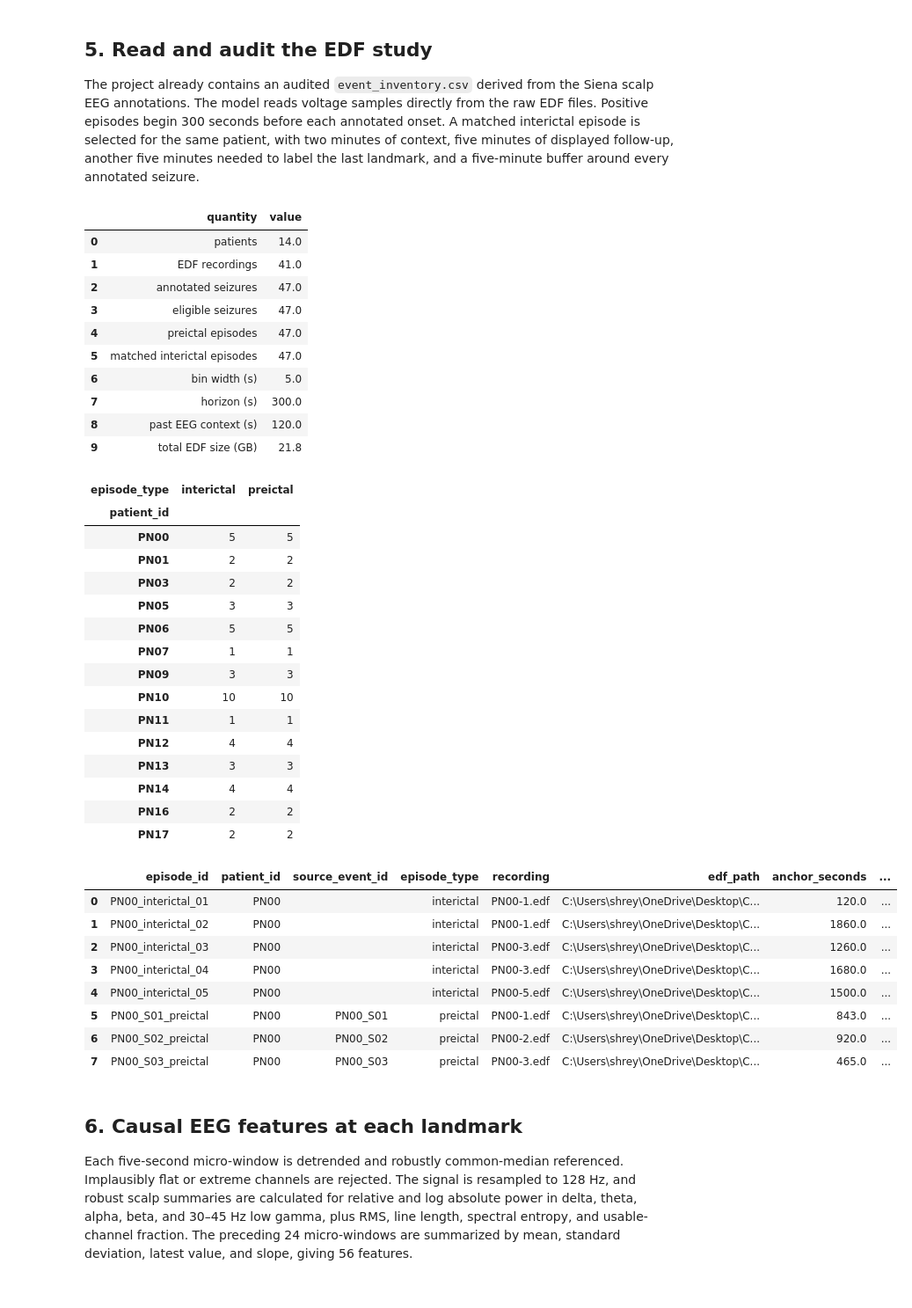
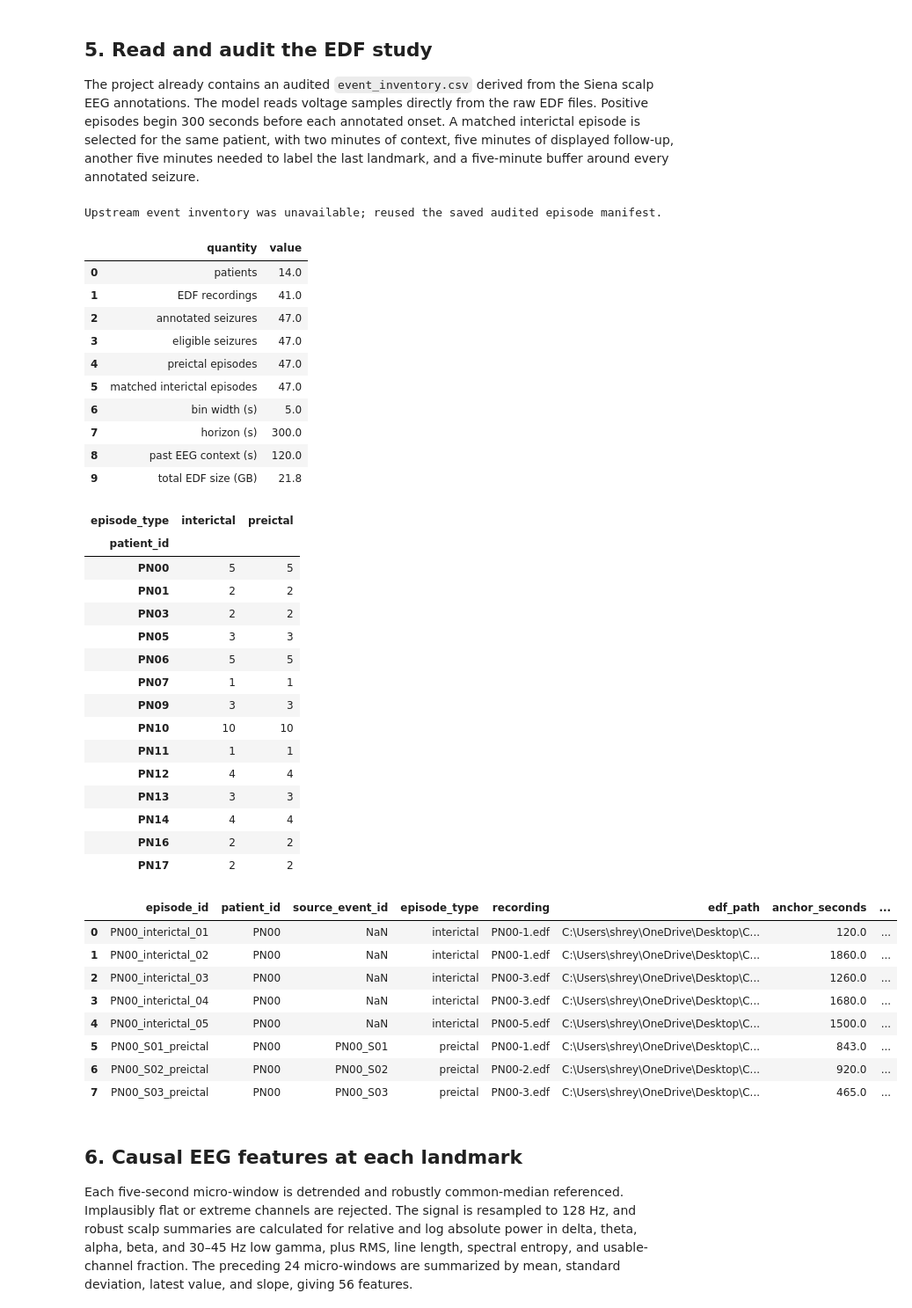
Before and after one commit to ucd-cosmos-data/26-the-optimizers-analysis, a Jupyter notebook: final_project/scripts/rolling_seizure_forecasting.ipynb, the cells around one changed output. Shown at 88% size. Cells and saved outputs as stored; diff of their text form; code cells hidden in the pictures.

```diff
--- a/final_project/scripts/rolling_seizure_forecasting.ipynb
+++ b/final_project/scripts/rolling_seizure_forecasting.ipynb
@@ -113,9 +113,28 @@ The exact combination here—human scalp EEG, five-second bins, a fixed shrinkin
 
 The project already contains an audited `event_inventory.csv` derived from the Siena scalp EEG annotations. The model reads voltage samples directly from the raw EDF files. Positive episodes begin 300 seconds before each annotated onset. A matched interictal episode is selected for the same patient, with two minutes of context, five minutes of displayed follow-up, another five minutes needed to label the last landmark, and a five-minute buffer around every annotated seizure.
 # %%
-events = rsf.load_event_inventory(paths['event_inventory'])
 edf_files = sorted(paths['raw'].rglob('*.edf'))
-manifest = rsf.build_episode_manifest(events, paths['raw'], config)
+saved_manifest_path = paths['results'] / 'episode_manifest.csv'
+if paths['event_inventory'].exists():
+    events = rsf.load_event_inventory(paths['event_inventory'])
+    manifest = rsf.build_episode_manifest(events, paths['raw'], config)
+elif saved_manifest_path.exists():
+    # The saved audited manifest makes the executed notebook reproducible
+    # even when upstream generated audit tables are not present locally.
+    manifest = pd.read_csv(saved_manifest_path)
+    manifest = manifest.rename(columns={'fixed_end_seconds': 'training_episode_end_seconds'})
+    positive_manifest = manifest.loc[manifest['episode_type'].eq('preictal')].copy()
+    events = pd.DataFrame({
+        'patient_id': positive_manifest['patient_id'],
+        'event_id': positive_manifest['source_event_id'],
+        'recording': positive_manifest['recording'],
+        'onset_seconds': positive_manifest['event_onset_seconds'],
+        'seizure_duration_seconds': np.nan,
+        'eligible_preictal': True,
+    }).reset_index(drop=True)
+    print('Upstream event inventory was unavailable; reused the saved audited episode manifest.')
+else:
+    raise FileNotFoundError('Neither event_inventory.csv nor the saved episode manifest is available.')
 
 study_summary = pd.DataFrame({
     'quantity': [
@@ -136,39 +155,40 @@ display(study_summary)
 display(manifest.groupby(['patient_id', 'episode_type']).size().unstack(fill_value=0))
 display(manifest.head(8))
 # %% [output]
+Upstream event inventory was unavailable; reused the saved audited episode manifest.
 |  | quantity | value |
 | 0 | patients | 14.0 |
 | 1 | EDF recordings | 41.0 |
 | 2 | annotated seizures | 47.0 |
 | 3 | eligible seizures | 47.0 |
 | 4 | preictal episodes | 47.0 |
 | 5 | matched interictal episodes | 47.0 |
 | 6 | bin width (s) | 5.0 |
 | 7 | horizon (s) | 300.0 |
 | 8 | past EEG context (s) | 120.0 |
 | 9 | total EDF size (GB) | 21.8 |
 | episode_type | interictal | preictal |
 | patient_id |  |  |
 | PN00 | 5 | 5 |
 | PN01 | 2 | 2 |
 | PN03 | 2 | 2 |
 | PN05 | 3 | 3 |
 | PN06 | 5 | 5 |
 | PN07 | 1 | 1 |
 | PN09 | 3 | 3 |
 | PN10 | 10 | 10 |
 | PN11 | 1 | 1 |
 | PN12 | 4 | 4 |
 | PN13 | 3 | 3 |
 | PN14 | 4 | 4 |
 | PN16 | 2 | 2 |
 | PN17 | 2 | 2 |
 |  | episode_id | patient_id | source_event_id | episode_type | recording | edf_path | anchor_seconds | ... |
-| 0 | PN00_interictal_01 | PN00 |  | interictal | PN00-1.edf | C:\Users\shrey\OneDrive\Desktop\C... | 120.0 | ... |
-| 1 | PN00_interictal_02 | PN00 |  | interictal | PN00-1.edf | C:\Users\shrey\OneDrive\Desktop\C... | 1860.0 | ... |
-| 2 | PN00_interictal_03 | PN00 |  | interictal | PN00-3.edf | C:\Users\shrey\OneDrive\Desktop\C... | 1260.0 | ... |
-| 3 | PN00_interictal_04 | PN00 |  | interictal | PN00-3.edf | C:\Users\shrey\OneDrive\Desktop\C... | 1680.0 | ... |
-| 4 | PN00_interictal_05 | PN00 |  | interictal | PN00-5.edf | C:\Users\shrey\OneDrive\Desktop\C... | 1500.0 | ... |
+| 0 | PN00_interictal_01 | PN00 | NaN | interictal | PN00-1.edf | C:\Users\shrey\OneDrive\Desktop\C... | 120.0 | ... |
+| 1 | PN00_interictal_02 | PN00 | NaN | interictal | PN00-1.edf | C:\Users\shrey\OneDrive\Desktop\C... | 1860.0 | ... |
+| 2 | PN00_interictal_03 | PN00 | NaN | interictal | PN00-3.edf | C:\Users\shrey\OneDrive\Desktop\C... | 1260.0 | ... |
+| 3 | PN00_interictal_04 | PN00 | NaN | interictal | PN00-3.edf | C:\Users\shrey\OneDrive\Desktop\C... | 1680.0 | ... |
+| 4 | PN00_interictal_05 | PN00 | NaN | interictal | PN00-5.edf | C:\Users\shrey\OneDrive\Desktop\C... | 1500.0 | ... |
 | 5 | PN00_S01_preictal | PN00 | PN00_S01 | preictal | PN00-1.edf | C:\Users\shrey\OneDrive\Desktop\C... | 843.0 | ... |
 | 6 | PN00_S02_preictal | PN00 | PN00_S02 | preictal | PN00-2.edf | C:\Users\shrey\OneDrive\Desktop\C... | 920.0 | ... |
 | 7 | PN00_S03_preictal | PN00 | PN00_S03 | preictal | PN00-3.edf | C:\Users\shrey\OneDrive\Desktop\C... | 465.0 | ... |
```
Also changed, not shown: parts of 12 cells of this notebook, 8 other files.
